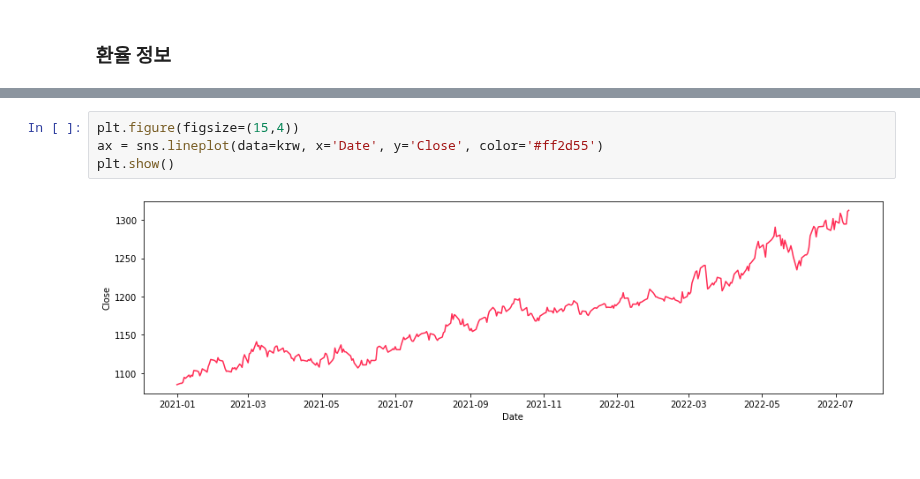
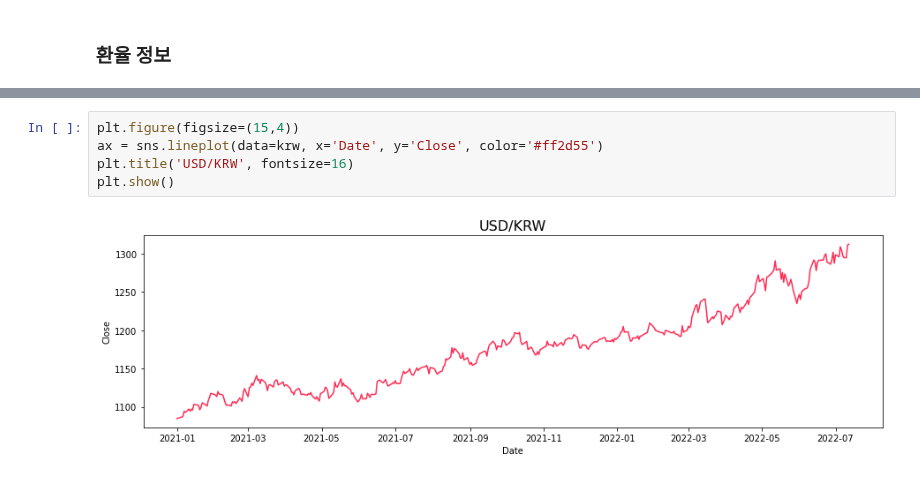
Before and after one commit to instork/data_sources, a Jupyter notebook: src/investpy.ipynb, the cells around one changed output, grey strips where cells are left out. Drawn from its saved outputs; the diff is of its cells as text.

```diff
--- a/src/investpy.ipynb
+++ b/src/investpy.ipynb
@@ -119,6 +122,7 @@ krw.tail()
 # %%
 plt.figure(figsize=(15,4))
 ax = sns.lineplot(data=krw, x='Date', y='Close', color='#ff2d55')
+plt.title('USD/KRW', fontsize=16)
 plt.show()
 # %% [output]
-[figure, old version]
+[figure, new version]
```
Also changed, not shown: parts of 5 cells of this notebook.
